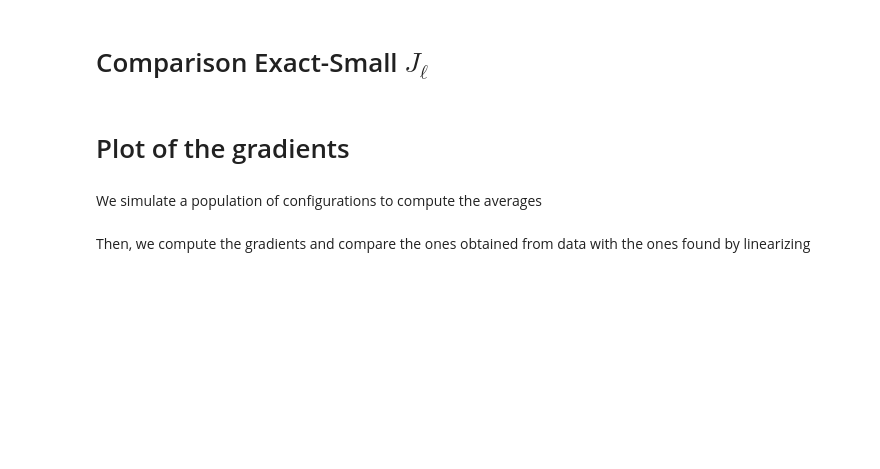
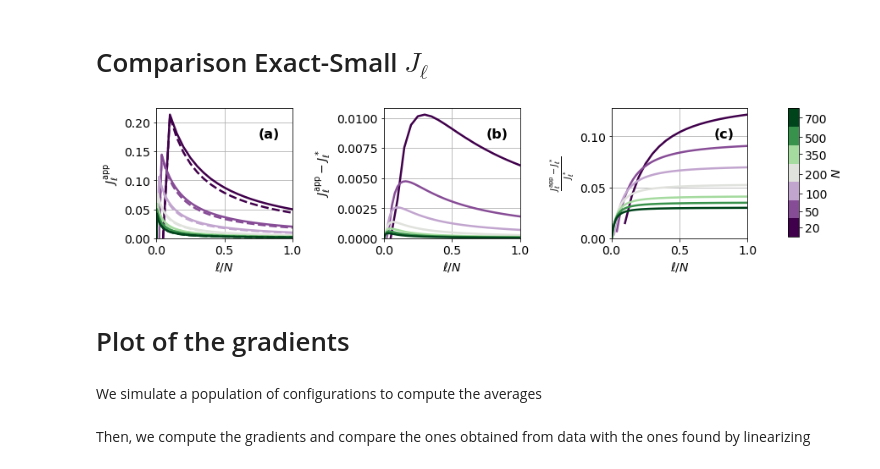
Before and after one commit to Laplaxe/MonteCarloGA_CW, a Jupyter notebook: Code/made_architecture.ipynb, the cells around one changed output. Saved outputs shown, nothing was run; the diff lists cells and outputs as text; code cells hidden in the pictures; blank space fills up the shorter version.

```diff
--- a/Code/made_architecture.ipynb
+++ b/Code/made_architecture.ipynb
@@ -206,12 +209,12 @@ plt.show()
 # %% [markdown]
 # Comparison Exact-Small $J_\ell$
 # %%
-Nvalues = np.array([100, 500])
+Nvalues = np.array([20, 50, 100, 200, 350, 500, 700])
 beta = 1
 
 Wexact = []
 Wexp = []
 
 for N in Nvalues:
-    Wexact.append(np.concatenate([np.array([0]),np.loadtxt(f"couplings_N{N}_beta{beta}.txt")]))
-    Wexp.append(np.concatenate([np.array([0]),np.loadtxt(f"couplings_expansion_N{N}_beta{beta}.txt")[:,1]]))
+    Wexact.append(np.concatenate([np.array([0]),np.loadtxt(f"../Data/couplings_exact/couplings_N{N}_beta{beta}.txt")]))
+    Wexp.append(np.concatenate([np.array([0]),np.loadtxt(f"../Data/couplings_approximated/couplings_expansion_N{N}_beta{beta}.txt")[:,1]]))
@@ -256,3 +223,93 @@ plt.show()
+# %%
+import matplotlib.pyplot as plt
+import matplotlib.colors as mcolors
+import numpy as np
+
+# Assume ptog, Nvalues, Wexact, and Wexp are defined.
+# For example:
+# ptog = ['red', 'green', 'blue', 'orange', ...]
+# Nvalues = [20, 50, 100, 200, 350, 500, 700]
+# Wexact and Wexp should be lists/arrays corresponding to each entry in Nvalues.
+
+# Create custom colormap and discretize it
+custom_cmap = mcolors.LinearSegmentedColormap.from_list("ptog", ptog)
+discrete_colors = custom_cmap(np.linspace(0, 1, len(Nvalues)))
+discrete_cmap = mcolors.ListedColormap(discrete_colors)
+
+# Compute boundaries for the discrete colorbar.
+boundaries = [Nvalues[0] - (Nvalues[1] - Nvalues[0]) / 2]
+for i in range(len(Nvalues) - 1):
+    boundaries.append((Nvalues[i] + Nvalues[i+1]) / 2)
+boundaries.append(Nvalues[-1] + (Nvalues[-1] - Nvalues[-2]) / 2)
+
+norm = mcolors.BoundaryNorm(boundaries, ncolors=len(Nvalues))
+sm = plt.cm.ScalarMappable(cmap=discrete_cmap, norm=norm)
+sm.set_array([])
+
+# Create the figure with three subplots
+fig, axes = plt.subplots(1, 3, figsize=(12, 3))
+
+# First subplot: Plot Exact and Exponential curves (without displaying a legend)
+for n in range(len(Nvalues)):
+    color = discrete_colors[n]
+    # Plot Wexact with solid line
+    axes[0].plot(np.arange(1, len(Wexact[n]) + 1) / len(Wexact[n]),
+                 Wexact[n], linestyle='-', color=color, lw=2.5)
+    # Plot Wexp with dashed line
+    axes[0].plot(np.arange(1, len(Wexact[n]) + 1) / len(Wexact[n]),
+                 Wexp[n], linestyle='--', color=color, lw=2.5)
+
+axes[0].set_xlabel(r"$\ell/N$", fontsize=14)
+axes[0].set_ylabel(r"$J^\mathrm{app}_\ell$", fontsize=14)
+axes[0].tick_params(labelsize=14)
+axes[0].grid(True)
+axes[0].text(0.75, 0.85, "(a)", transform=axes[0].transAxes, fontsize=16, fontweight='bold', va='top')
+axes[0].set_xlim(0, 1)
+axes[0].set_ylim(bottom=0)
+
+# Second subplot: Plot the difference between Wexact and Wexp
+for n in range(len(Nvalues)):
+    color = discrete_colors[n]
+    diff = [a - b for a, b in zip(Wexact[n], Wexp[n])]
+    axes[1].plot(np.arange(1, len(Wexact[n]) + 1) / len(Wexact[n]),
+                 diff, linestyle='-', color=color, lw=2.5)
+
+axes[1].set_xlabel(r"$\ell/N$", fontsize=14)
+axes[1].set_ylabel(r"$J^\mathrm{app}_\ell-J^*_\ell$", fontsize=14)
+axes[1].tick_params(labelsize=14)
+axes[1].grid(True)
+axes[1].text(0.75, 0.85, "(b)", transform=axes[1].transAxes, fontsize=16, fontweight='bold', va='top')
+axes[1].set_xlim(0, 1)
+axes[1].set_ylim(bottom=0)
+
+# Third subplot: Plot the relative error
+for n in range(len(Nvalues)):
+    color = discrete_colors[n]
+    rel_error = [(a - b) / a for a, b in zip(Wexact[n][1:], Wexp[n][1:])]
+    axes[2].plot(np.arange(2, len(Wexact[n]) + 1) / len(Wexact[n]),
+                 rel_error, linestyle='-', color=color, lw=2.5)
+
+axes[2].set_xlabel(r"$\ell/N$", fontsize=14)
+axes[2].set_ylabel(r"$\frac{J^\mathrm{app}_\ell-J^*_\ell}{J^*_\ell}$", fontsize=14)
+axes[2].tick_params(labelsize=14)
+axes[2].grid(True)
+axes[2].text(0.75, 0.85, "(c)", transform=axes[2].transAxes, fontsize=16, fontweight='bold', va='top')
+axes[2].set_xlim(0, 1)
+axes[2].set_ylim(bottom=0)
+
+# Adjust layout to create room for the colorbar on the right
+plt.tight_layout(rect=[0, 0, 0.925, 1])
+
+# Add the colorbar to the right of the subplots with the same style as in the second plot
+cbar_ax = fig.add_axes([0.95, 0.25, 0.015, 0.7])
+cbar = fig.colorbar(sm, cax=cbar_ax, boundaries=boundaries, ticks=Nvalues)
+cbar.set_label(r'$N$', fontsize=14)
+cbar.ax.tick_params(labelsize=14)
+
+plt.savefig("../Plots/error_approximation.pdf", bbox_inches='tight')
+plt.show()
+# %% [output]
+[figure, added]
 # %% [markdown]
 # Plot of the gradients
 # %%
```
Also changed, not shown: parts of 16 cells of this notebook, 14 other files.
